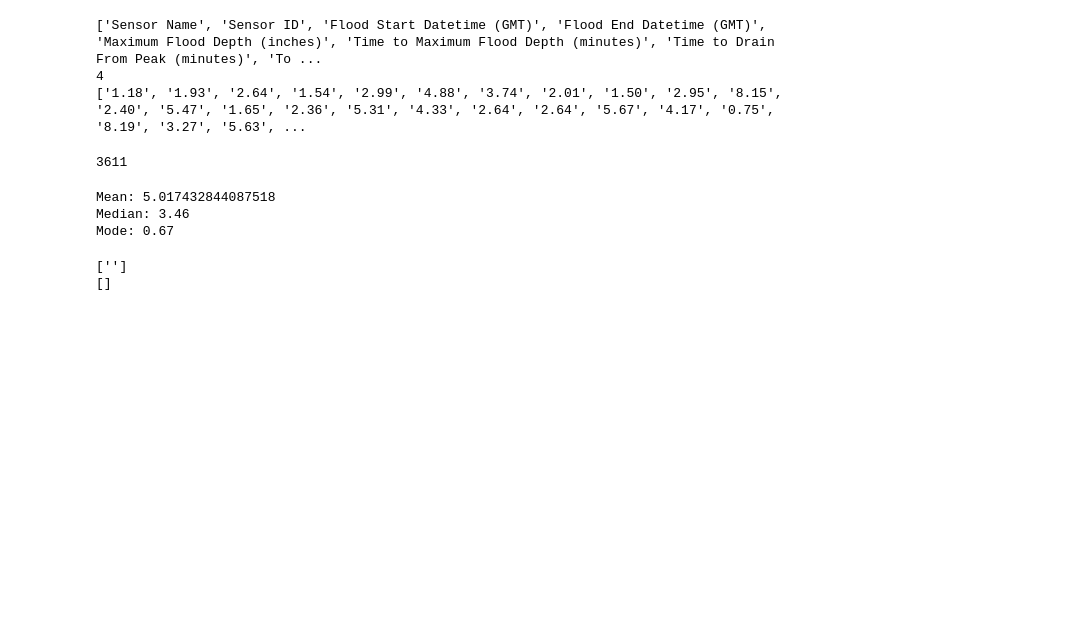
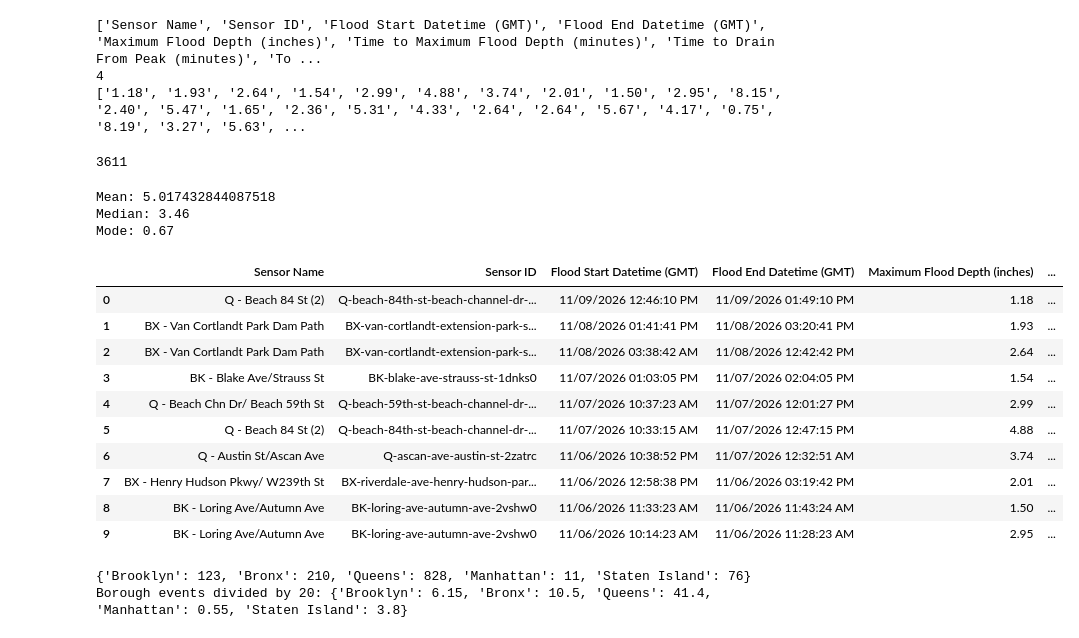
Before and after one commit to fmedina13/fmedina13.github.io, a Jupyter notebook: Project 1/Project 1.ipynb, the cells around one changed output. Saved outputs shown, nothing was run; the diff lists cells and outputs as text; code cells hidden in the pictures; blank space fills up the shorter version.

Commit message:
Calculated the number of flooding events that were above the citywide average per borough

```diff
--- a/Project 1/Project 1.ipynb
+++ b/Project 1/Project 1.ipynb
@@ -136,6 +136,57 @@ Mean: 5.017432844087518
 Median: 3.46
 Mode: 0.67
 # %%
+borough_flood_data = flood_data.copy()
+
+for index in borough_flood_data.index:
+    sensor = borough_flood_data.loc[index, "Sensor Name"]
+    borough = sensor[:2]
+    if borough == "BK":
+        borough = "Brooklyn"
+    elif borough == "BX":
+        borough = "Bronx"
+    elif borough == "Q ":
+        borough = "Queens"
+    elif borough == "M ":
+        borough = "Manhattan"
+    elif borough == "SI":
+        borough = "Staten Island"
+    borough_flood_data.loc[index, "Borough"] = borough
+
+
+borough_flood_data.head(10)
 # %% [output]
-['']
-[]
+|  | Sensor Name | Sensor ID | Flood Start Datetime (GMT) | Flood End Datetime (GMT) | Maximum Flood Depth (inches) | ... |
+| 0 | Q - Beach 84 St (2) | Q-beach-84th-st-beach-channel-dr-... | 11/09/2026 12:46:10 PM | 11/09/2026 01:49:10 PM | 1.18 | ... |
+| 1 | BX - Van Cortlandt Park Dam Path | BX-van-cortlandt-extension-park-s... | 11/08/2026 01:41:41 PM | 11/08/2026 03:20:41 PM | 1.93 | ... |
+| 2 | BX - Van Cortlandt Park Dam Path | BX-van-cortlandt-extension-park-s... | 11/08/2026 03:38:42 AM | 11/08/2026 12:42:42 PM | 2.64 | ... |
+| 3 | BK - Blake Ave/Strauss St | BK-blake-ave-strauss-st-1dnks0 | 11/07/2026 01:03:05 PM | 11/07/2026 02:04:05 PM | 1.54 | ... |
+| 4 | Q - Beach Chn Dr/ Beach 59th St | Q-beach-59th-st-beach-channel-dr-... | 11/07/2026 10:37:23 AM | 11/07/2026 12:01:27 PM | 2.99 | ... |
+| 5 | Q - Beach 84 St (2) | Q-beach-84th-st-beach-channel-dr-... | 11/07/2026 10:33:15 AM | 11/07/2026 12:47:15 PM | 4.88 | ... |
+| 6 | Q - Austin St/Ascan Ave | Q-ascan-ave-austin-st-2zatrc | 11/06/2026 10:38:52 PM | 11/07/2026 12:32:51 AM | 3.74 | ... |
+| 7 | BX - Henry Hudson Pkwy/ W239th St | BX-riverdale-ave-henry-hudson-par... | 11/06/2026 12:58:38 PM | 11/06/2026 03:19:42 PM | 2.01 | ... |
+| 8 | BK - Loring Ave/Autumn Ave | BK-loring-ave-autumn-ave-2vshw0 | 11/06/2026 11:33:23 AM | 11/06/2026 11:43:24 AM | 1.50 | ... |
+| 9 | BK - Loring Ave/Autumn Ave | BK-loring-ave-autumn-ave-2vshw0 | 11/06/2026 10:14:23 AM | 11/06/2026 11:28:23 AM | 2.95 | ... |
+# %%
+borough_event_counter = {
+    "Brooklyn": 0,
+    "Bronx": 0,
+    "Queens": 0,
+    "Manhattan": 0,
+    "Staten Island": 0,
+}
+
+for index in borough_flood_data.index:
+    if borough_flood_data.loc[index, "Maximum Flood Depth (inches)"] > mean_depth:
+        borough_event_counter[borough_flood_data.loc[index, "Borough"]] += 1
+
+print(borough_event_counter)
+
+
+for key in borough_event_counter:
+    borough_event_counter[key] = borough_event_counter[key] / 20
+
+print("Borough events divided by 20:", borough_event_counter)
+# %% [output]
+{'Brooklyn': 123, 'Bronx': 210, 'Queens': 828, 'Manhattan': 11, 'Staten Island': 76}
+Borough events divided by 20: {'Brooklyn': 6.15, 'Bronx': 10.5, 'Queens': 41.4, 'Manhattan': 0.55, 'Staten Island': 3.8}
```
